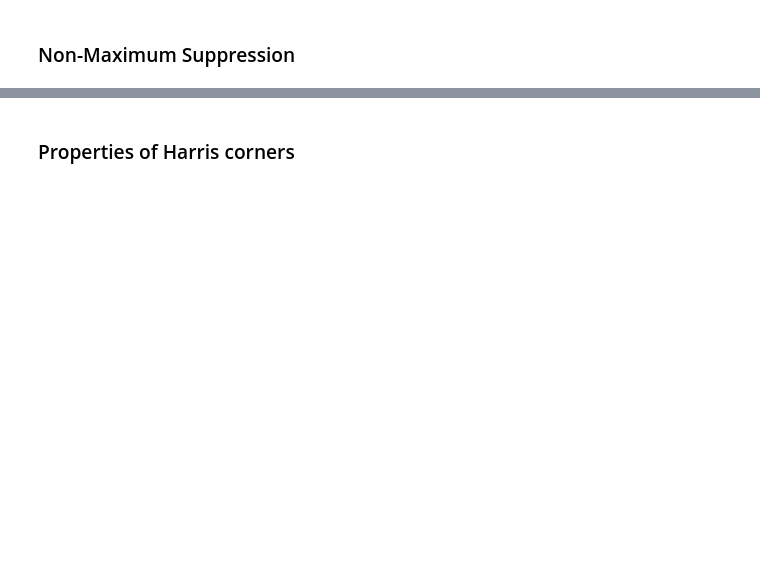
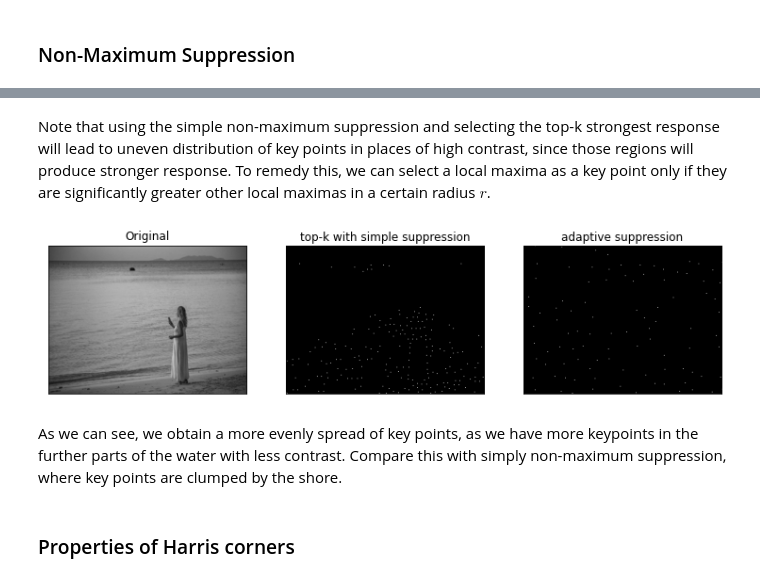
Before and after one commit to 0WN463/wellspring, a Jupyter notebook: computer-vision/key_points.ipynb, the cells around one changed output, grey strips where cells are left out. Saved outputs shown, nothing was run; the diff lists cells and outputs as text; code cells hidden in the pictures; blank space fills up the shorter version.

```diff
--- a/computer-vision/key_points.ipynb
+++ b/computer-vision/key_points.ipynb
@@ -328,0 +387,32 @@ plt.show()
+# %%
+def adaptive(image, r):
+    local_maxima = simple(image)
+    ps = np.argwhere(local_maxima > 0)
+
+    tree = KDTree(ps)
+
+    neighbours = tree.query_ball_point(ps, r, workers=-1)
+
+    for i, n in enumerate(neighbours):
+        n.remove(i)
+
+    result = []
+
+    for p, n in zip(ps, neighbours):
+        if len(n) == 0:
+            result.append(p)
+            continue
+
+        indices = ps[n]
+        largest_n = local_maxima[ps[n][:, 0], ps[n][:, 1]].max()
+
+        self = local_maxima[p[0], p[1]]
+        if self > largest_n * 1:
+            result.append(p)
+
+    new = np.zeros(image.shape)
+
+    for y,x in result:
+        new[y,x] = 255
+
+    return new
@@ -329,2 +426,12 @@ plt.show()
+# %% [markdown]
+Note that using the simple non-maximum suppression and selecting the top-k strongest response will lead to uneven distribution of key points in places of high contrast, since those regions will produce stronger response.
+To remedy this, we can select a local maxima as a key point only if they are significantly greater other local maximas in a certain radius $r$.
+# %%
+show_images([(woman_image_grey, "Original"), (top_k(suppressed, 200), "top-k with simple suppression"),  (adaptive(R, 13), "adaptive suppression")])
+# %% [output]
+[figure, added]
+# %% [markdown]
+As we can see, we obtain a more evenly spread of key points, as we have more keypoints in the further parts of the water with less contrast.
+Compare this with simply non-maximum suppression, where key points are clumped by the shore.
 # %% [markdown]
 ### Properties of Harris corners
```
Also changed, not shown: parts of 45 cells of this notebook, 3 other files.
